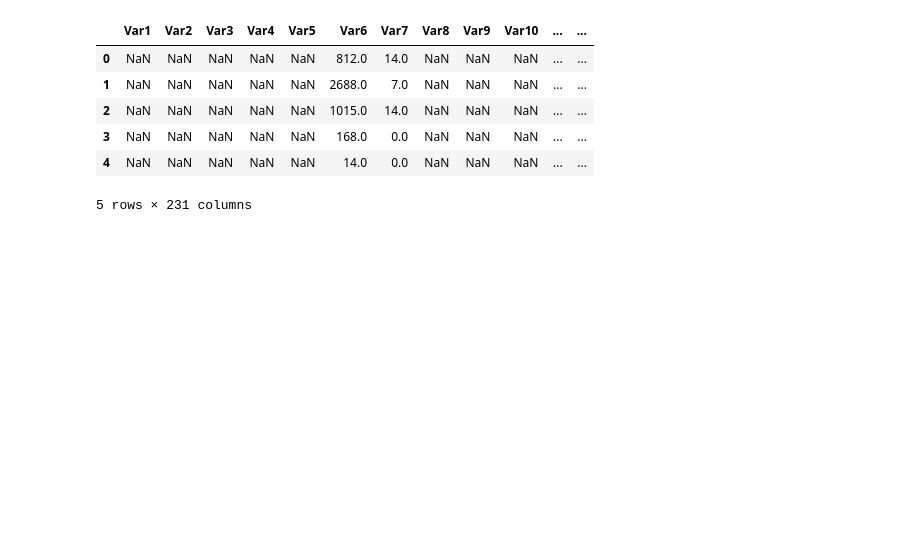
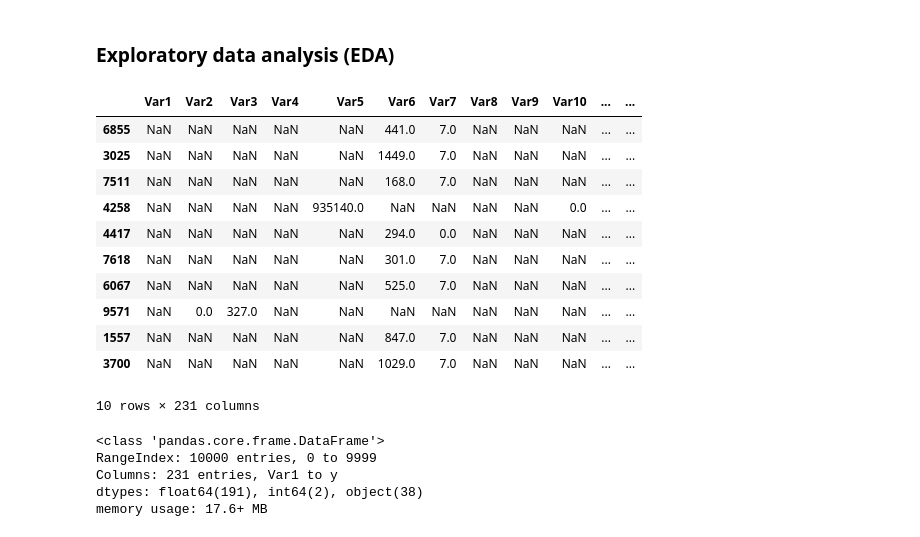
Before and after one commit to novokhatskyi/Final_project_Machine_Learning, a Jupyter notebook: notebooks/eda.ipynb, the cells around one changed output. Saved outputs shown, nothing was run; the diff lists cells and outputs as text; code cells hidden in the pictures; blank space fills up the shorter version.

```diff
--- a/notebooks/eda.ipynb
+++ b/notebooks/eda.ipynb
@@ -7,3 +14,5 @@ from pathlib import Path
+# %% [markdown]
+### Exploratory data analysis (EDA)
 # %%
 BASE_DIR = Path.cwd()
 DATA_DIR = BASE_DIR / "data"
@@ -14,12 +23,25 @@ test_path = DATA_DIR / "final_proj_test.csv"
 df_train = pd.read_csv("../data/final_proj_data.csv")
 df_test = pd.read_csv("../data/final_proj_test.csv")
 # %%
-df_train.head()
+df_train.sample(10)
 # %% [output]
 |  | Var1 | Var2 | Var3 | Var4 | Var5 | Var6 | Var7 | Var8 | Var9 | Var10 | ... | ... |
-| 0 | NaN | NaN | NaN | NaN | NaN | 812.0 | 14.0 | NaN | NaN | NaN | ... | ... |
-| 1 | NaN | NaN | NaN | NaN | NaN | 2688.0 | 7.0 | NaN | NaN | NaN | ... | ... |
-| 2 | NaN | NaN | NaN | NaN | NaN | 1015.0 | 14.0 | NaN | NaN | NaN | ... | ... |
-| 3 | NaN | NaN | NaN | NaN | NaN | 168.0 | 0.0 | NaN | NaN | NaN | ... | ... |
-| 4 | NaN | NaN | NaN | NaN | NaN | 14.0 | 0.0 | NaN | NaN | NaN | ... | ... |
+| 6855 | NaN | NaN | NaN | NaN | NaN | 441.0 | 7.0 | NaN | NaN | NaN | ... | ... |
+| 3025 | NaN | NaN | NaN | NaN | NaN | 1449.0 | 7.0 | NaN | NaN | NaN | ... | ... |
+| 7511 | NaN | NaN | NaN | NaN | NaN | 168.0 | 7.0 | NaN | NaN | NaN | ... | ... |
+| 4258 | NaN | NaN | NaN | NaN | 935140.0 | NaN | NaN | NaN | NaN | 0.0 | ... | ... |
+| 4417 | NaN | NaN | NaN | NaN | NaN | 294.0 | 0.0 | NaN | NaN | NaN | ... | ... |
+| 7618 | NaN | NaN | NaN | NaN | NaN | 301.0 | 7.0 | NaN | NaN | NaN | ... | ... |
+| 6067 | NaN | NaN | NaN | NaN | NaN | 525.0 | 7.0 | NaN | NaN | NaN | ... | ... |
+| 9571 | NaN | 0.0 | 327.0 | NaN | NaN | NaN | NaN | NaN | NaN | NaN | ... | ... |
+| 1557 | NaN | NaN | NaN | NaN | NaN | 847.0 | 7.0 | NaN | NaN | NaN | ... | ... |
+| 3700 | NaN | NaN | NaN | NaN | NaN | 1029.0 | 7.0 | NaN | NaN | NaN | ... | ... |
-5 rows × 231 columns
+10 rows × 231 columns
+# %%
+df_train.info()
+# %% [output]
+<class 'pandas.core.frame.DataFrame'>
+RangeIndex: 10000 entries, 0 to 9999
+Columns: 231 entries, Var1 to y
+dtypes: float64(191), int64(2), object(38)
+memory usage: 17.6+ MB
```
Also changed, not shown: parts of 24 cells of this notebook, 8 other files.
